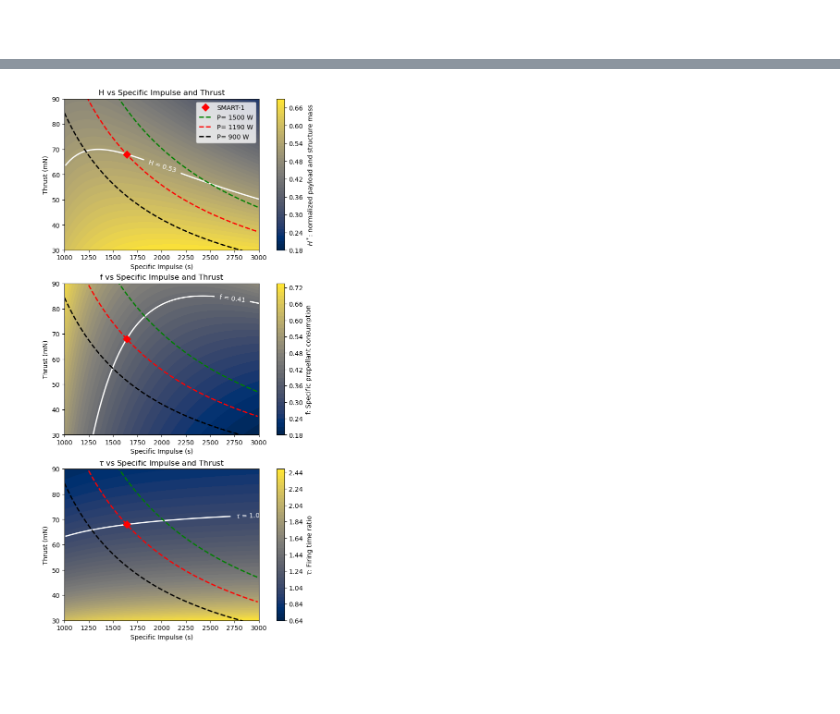
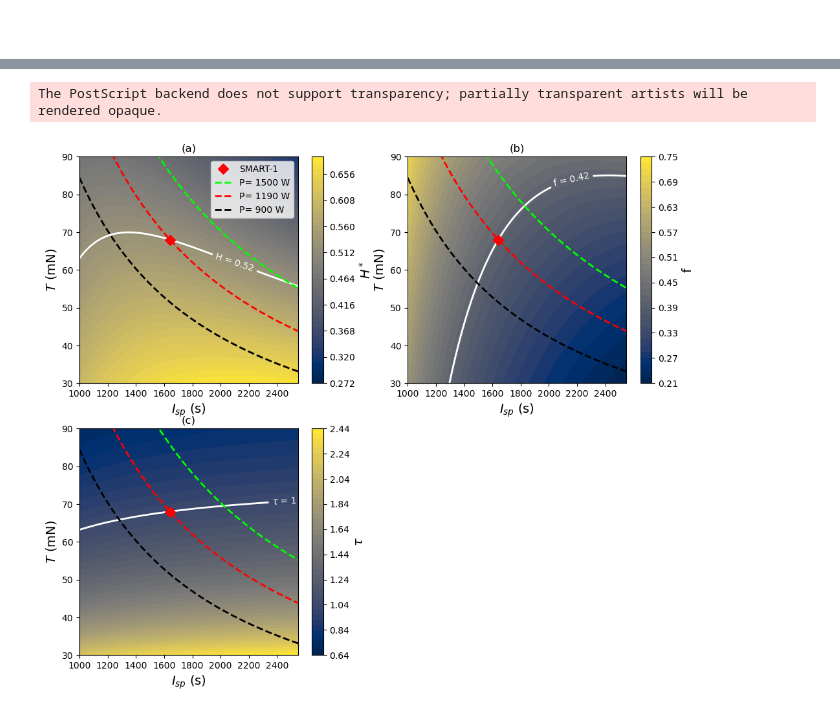
Before and after one commit to Rafid-Ben/Propulsion_optimization, a Jupyter notebook: thruster_selection.ipynb, the cells around one changed output, grey strips where cells are left out. Cells and saved outputs as stored; diff of their text form; code cells hidden in the pictures; blank space fills up the shorter version.

```diff
--- a/refueling_analysis.ipynb
+++ b/thruster_selection.ipynb
@@ -393,7 +394,7 @@ alpha=0.08
 eta= 0.46
 m0=366.9 #kg
 tf_smart= 7*30*24*3600 # time of Smart 1 in seconds
-c_vec=np.arange(9900, 30001, 50)
+c_vec=np.arange(9800, 25001, 50)
 T_vec=np.arange(30e-3, 100e-3, 2e-3)
 
 H_matrix, f_matrix, tau_matrix ,unity_matrix = smart1_thruster (c_vec,T_vec,delv,n_segments,alpha,eta,m0,tf_smart)
@@ -413,8 +426,17 @@ tau_val=tau_matrix[isp_arg][T_arg]
 # Create the meshgrid
 G, T = np.meshgrid(isp_vec, T_vec)
 
-# Create the figure and subplots
-fig, axs = plt.subplots(3, 1, figsize=(6, 12), constrained_layout=True)
+
+
+fig, axs = plt.subplots(2, 2, figsize=(12, 10))
+
+# Flatten the axes array for easier indexing
+axs = axs.flatten()
+color1=[0,1,0]
+color2=[1,0,0]
+color3=[0,0,0]
+
+
 
 # Plot H_matrix
 contour1 = axs[0].contourf(G, T, H_matrix.T, levels=50, cmap='cividis')  # Use .T to align dimensions
@@ -423,64 +445,66 @@ for c in contour1.collections:
     c.set_rasterized(True)
 
 cbar1 = fig.colorbar(contour1, ax=axs[0])
-cbar1.set_label(r'$H^*$: normalized payload and structure mass')
+cbar1.set_label(r'$H^*$', fontsize=14)
 specific_contour1 = axs[0].contour(G, T, H_matrix.T, levels=[H_val], colors='white', linewidths=2)
-axs[0].clabel(specific_contour1, inline=True, fontsize=10, fmt=lambda x: rf'H = {H_val:.2f}')
+axs[0].clabel(specific_contour1, inline=True, fontsize=10, fmt=lambda x: rf'H = {0.52:.2f}')
 axs[0].plot(1640, 68, 'rD', markersize=8, label='SMART-1')
 curve_P = lambda P_plot: 2*eta*P_plot/9.81*1000 / np.arange(1000, 3000, 10)
-axs[0].plot(np.arange(1000, 3000, 10),curve_P(1500), "g--",label='P= 1500 W',linewidth=2)
-axs[0].plot(np.arange(1000, 3000, 10),curve_P(1190), "r--",label='P= 1190 W',linewidth=2)
-axs[0].plot(np.arange(1000, 3000, 10),curve_P(900), "k--",label='P= 900 W',linewidth=2)
-axs[0].set_xlim(1000, 3000)
+axs[0].plot(np.arange(1000, 3000, 10),curve_P(1500), "--",color=color1,label='P= 1500 W',linewidth=2)
+axs[0].plot(np.arange(1000, 3000, 10),curve_P(1190), "--",color=color2,label='P= 1190 W',linewidth=2)
+axs[0].plot(np.arange(1000, 3000, 10),curve_P(900), "--",color=color3,label='P= 900 W',linewidth=2)
+axs[0].set_xlim(1000, 2550)
 axs[0].set_ylim(30, 90)
-axs[0].set_xlabel('Specific Impulse (s)')
-axs[0].set_ylabel('Thrust (mN)')
+axs[0].set_xlabel(r'$I_{sp}$ (s)', fontsize=14)
+axs[0].set_ylabel(r'$T$ (mN)', fontsize=14)
 axs[0].legend()
-axs[0].set_title('H vs Specific Impulse and Thrust')
+axs[0].set_title('(a)')
 
 
 
 # Plot f_matrix
 contour2 = axs[1].contourf(G, T, f_matrix.T, levels=50, cmap='cividis')  # Use .T to align dimensions
 # Rasterize the filled contour to remove visual artifacts
 for c in contour2.collections:
     c.set_rasterized(True)
 cbar2 = fig.colorbar(contour2, ax=axs[1])
-cbar2.set_label('f: Specific propellant consumption')
+cbar2.set_label('f', fontsize=14)
 specific_contour2 = axs[1].contour(G, T, f_matrix.T, levels=[f_val], colors='white', linewidths=2)
-axs[1].clabel(specific_contour2, inline=True, fontsize=10, fmt=lambda x: rf'f = {f_val:.2f}')
-axs[1].plot(np.arange(1000, 3000, 10),curve_P(1500), "g--",linewidth=2)
-axs[1].plot(np.arange(1000, 3000, 10),curve_P(1190), "r--",linewidth=2)
-axs[1].plot(np.arange(1000, 3000, 10),curve_P(900), "k--",linewidth=2)
+axs[1].clabel(specific_contour2, inline=True, fontsize=10, fmt=lambda x: rf'f = {0.42:.2f}')
+axs[1].plot(np.arange(1000, 3000, 10),curve_P(1500), "--",color=color1,label='P= 1500 W',linewidth=2)
+axs[1].plot(np.arange(1000, 3000, 10),curve_P(1190), "--",color=color2,label='P= 1190 W',linewidth=2)
+axs[1].plot(np.arange(1000, 3000, 10),curve_P(900), "--",color=color3,label='P= 900 W',linewidth=2)
 axs[1].plot(1640, 68, 'rD', markersize=8, label='SMART-1')
-axs[1].set_xlim(1000, 3000)
+axs[1].set_xlim(1000, 2550)
 axs[1].set_ylim(30, 90)
-axs[1].set_xlabel('Specific Impulse (s)')
-axs[1].set_ylabel('Thrust (mN)')
-axs[1].set_title('f vs Specific Impulse and Thrust')
+axs[1].set_xlabel(r'$I_{sp}$ (s)', fontsize=14)
+axs[1].set_ylabel(r'$T$ (mN)', fontsize=14)
+axs[1].set_title('(b)')
 
 # Plot tau_matrix
 contour3 = axs[2].contourf(G, T, tau_matrix.T, levels=50, cmap='cividis')  # Use .T to align dimensions
 # Rasterize the filled contour to remove visual artifacts
 for c in contour3.collections:
     c.set_rasterized(True)
 cbar3 = fig.colorbar(contour3, ax=axs[2])
-cbar3.set_label(r'$\tau$: Firing time ratio')
+cbar3.set_label(r'$\tau$', fontsize=14)
 specific_contour3 = axs[2].contour(G, T, tau_matrix.T, levels=[tau_val], colors='white', linewidths=2)
-axs[2].clabel(specific_contour3, inline=True, fontsize=10, fmt=lambda x: rf'$\tau$ = {tau_val:.2f}')
-axs[2].plot(np.arange(1000, 3000, 10),curve_P(1500), "g--",linewidth=2)
-axs[2].plot(np.arange(1000, 3000, 10),curve_P(1190), "r--",linewidth=2)
-axs[2].plot(np.arange(1000, 3000, 10),curve_P(900), "k--",linewidth=2)
+axs[2].clabel(specific_contour3, inline=True, fontsize=10, fmt=lambda x: rf'$\tau$ = {tau_val:.0f}')
+axs[2].plot(np.arange(1000, 3000, 10),curve_P(1500), "--",color=color1,label='P= 1500 W',linewidth=2)
+axs[2].plot(np.arange(1000, 3000, 10),curve_P(1190), "--",color=color2,label='P= 1190 W',linewidth=2)
+axs[2].plot(np.arange(1000, 3000, 10),curve_P(900), "--",color=color3,label='P= 900 W',linewidth=2)
 axs[2].plot(1640, 68, 'rD', markersize=8, label='SMART-1')
-axs[2].set_xlim(1000, 3000)
+axs[2].set_xlim(1000, 2550)
 axs[2].set_ylim(30, 90)
-axs[2].set_xlabel('Specific Impulse (s)')
-axs[2].set_ylabel('Thrust (mN)')
-axs[2].set_title(r'$\tau$ vs Specific Impulse and Thrust')
+axs[2].set_xlabel(r'$I_{sp}$ (s)', fontsize=14)
+axs[2].set_ylabel(r'$T$ (mN)', fontsize=14)
+axs[2].set_title(r'(c)')
 
+fig.delaxes(axs[3])
 
-plt.savefig("figures/electric/contour_plot.png",bbox_inches='tight')
+plt.savefig("figures/electric/contour_plot.eps",bbox_inches='tight')
 # Show the combined figure
 plt.show()
 # %% [output]
+The PostScript backend does not support transparency; partially transparent artists will be rendered opaque.
-[figure, old version]
+[figure, new version]
```
Also changed, not shown: parts of 5 cells of this notebook, 8 other files.
